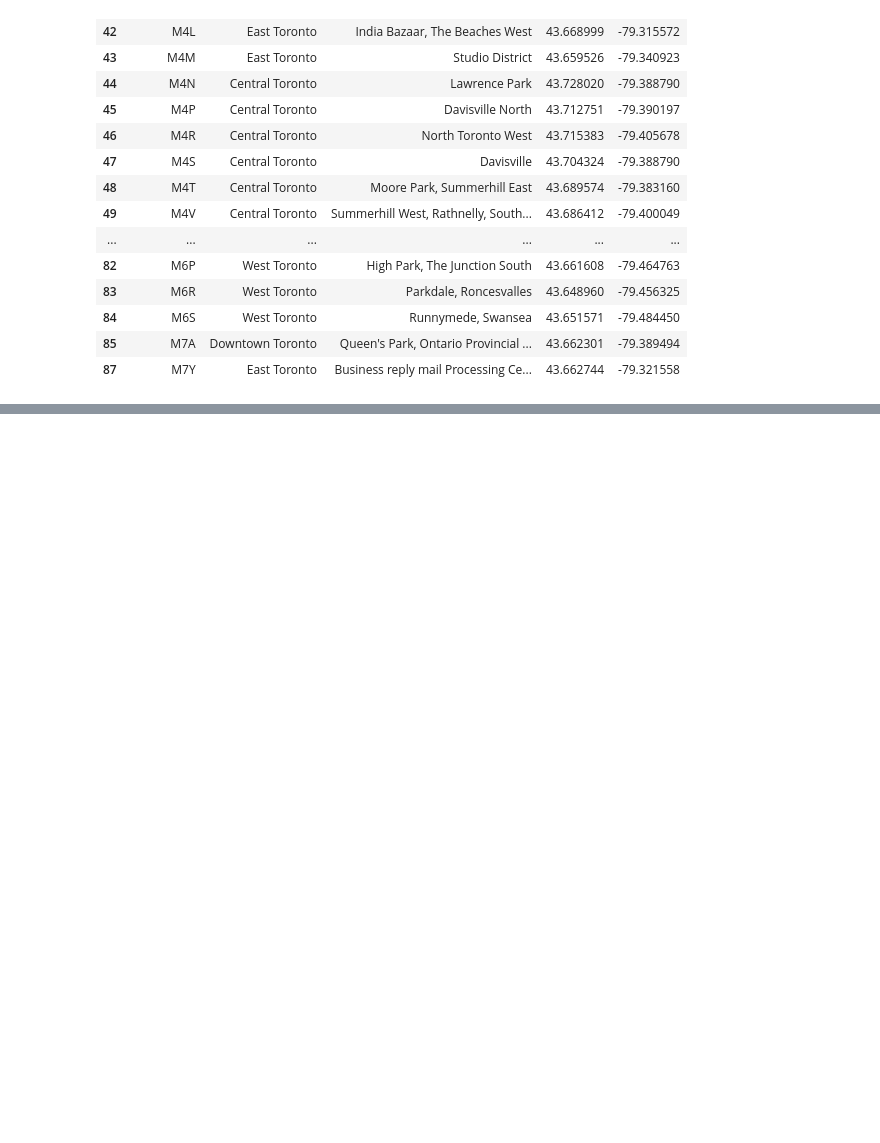
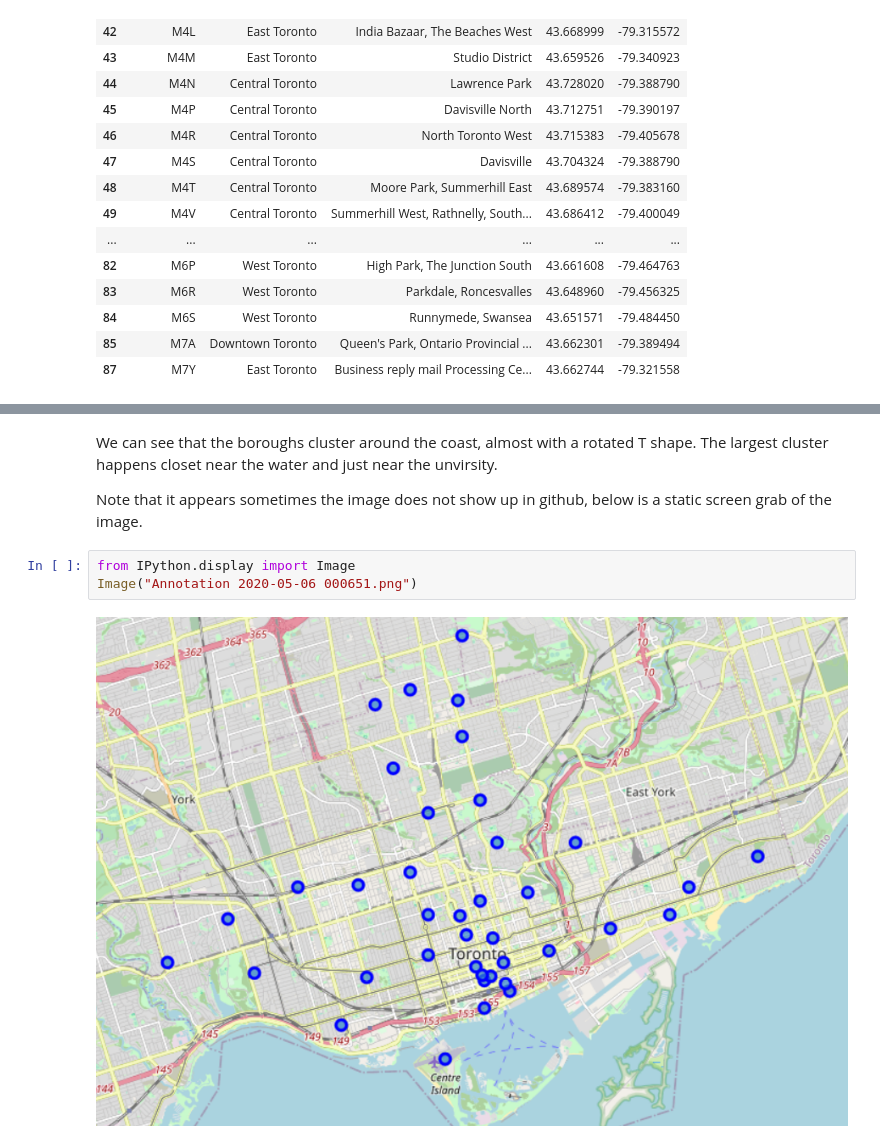
Before and after one commit to louishuynh/Coursera_Capstone, a Jupyter notebook: capstone.ipynb, the cells around one changed output, grey strips where cells are left out. Cells and saved outputs as stored; diff of their text form; blank space fills up the shorter version.

Commit message:
Add screenshot of map as dynamic map does not seem to show up in github preview.

```diff
--- a/capstone.ipynb
+++ b/capstone.ipynb
@@ -172,3 +172,12 @@ for lat, lng, borough, neighborhood in zip(neighborhoods['Latitude'], neighborho
 map_toronto
 # %% [output]
 [interactive output not drawn]
+# %% [markdown]
+We can see that the boroughs cluster around the coast, almost with a rotated T shape. The largest cluster happens closet near the water and just near the unvirsity.
+
+Note that it appears sometimes the image does not show up in github, below is a static screen grab of the image.
+# %%
+from IPython.display import Image
+Image("Annotation 2020-05-06 000651.png")
+# %% [output]
+[figure, added]
```
Also changed, not shown: 1 other file.
